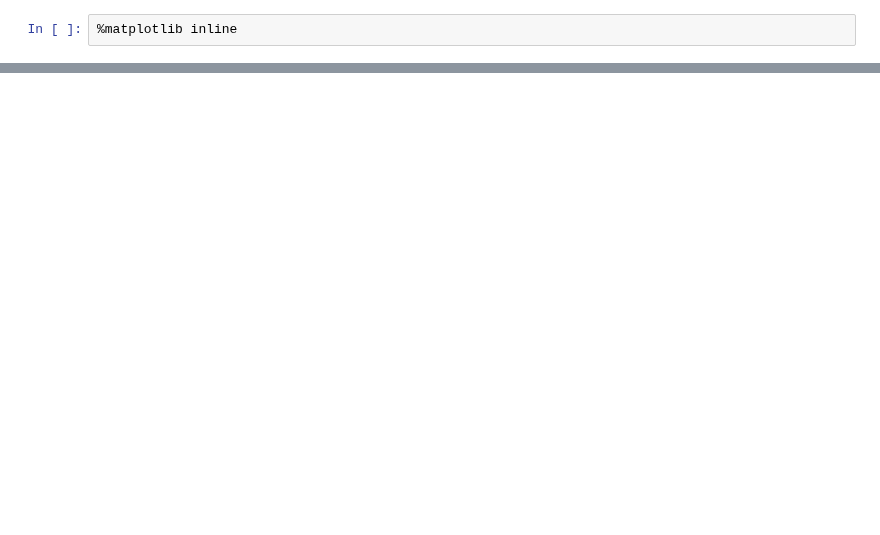
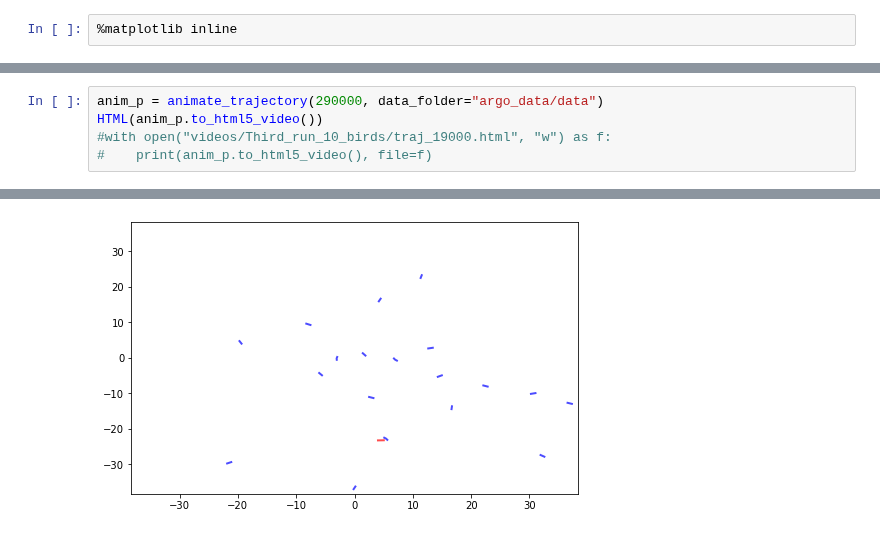
Before and after one commit to fbrand-new/reinforced-birds, a Jupyter notebook: AnimateTrajectory.ipynb, the cells around one changed output, grey strips where cells are left out. Drawn from its saved outputs; the diff is of its cells as text; blank space fills up the shorter version.

```diff
--- a/AnimateTrajectory.ipynb
+++ b/AnimateTrajectory.ipynb
@@ -99,0 +100,6 @@ HTML(anim_p.to_html5_video())
+# %%
+anim_p = animate_trajectory(290000, data_folder="argo_data/data")
+HTML(anim_p.to_html5_video())
+#with open("videos/Third_run_10_birds/traj_19000.html", "w") as f:
+#    print(anim_p.to_html5_video(), file=f)
+# %% [output]
@@ -99,0 +107 @@ HTML(anim_p.to_html5_video())
+[figure, added]
```
Also changed, not shown: parts of 6 cells of this notebook, 20 other files.
